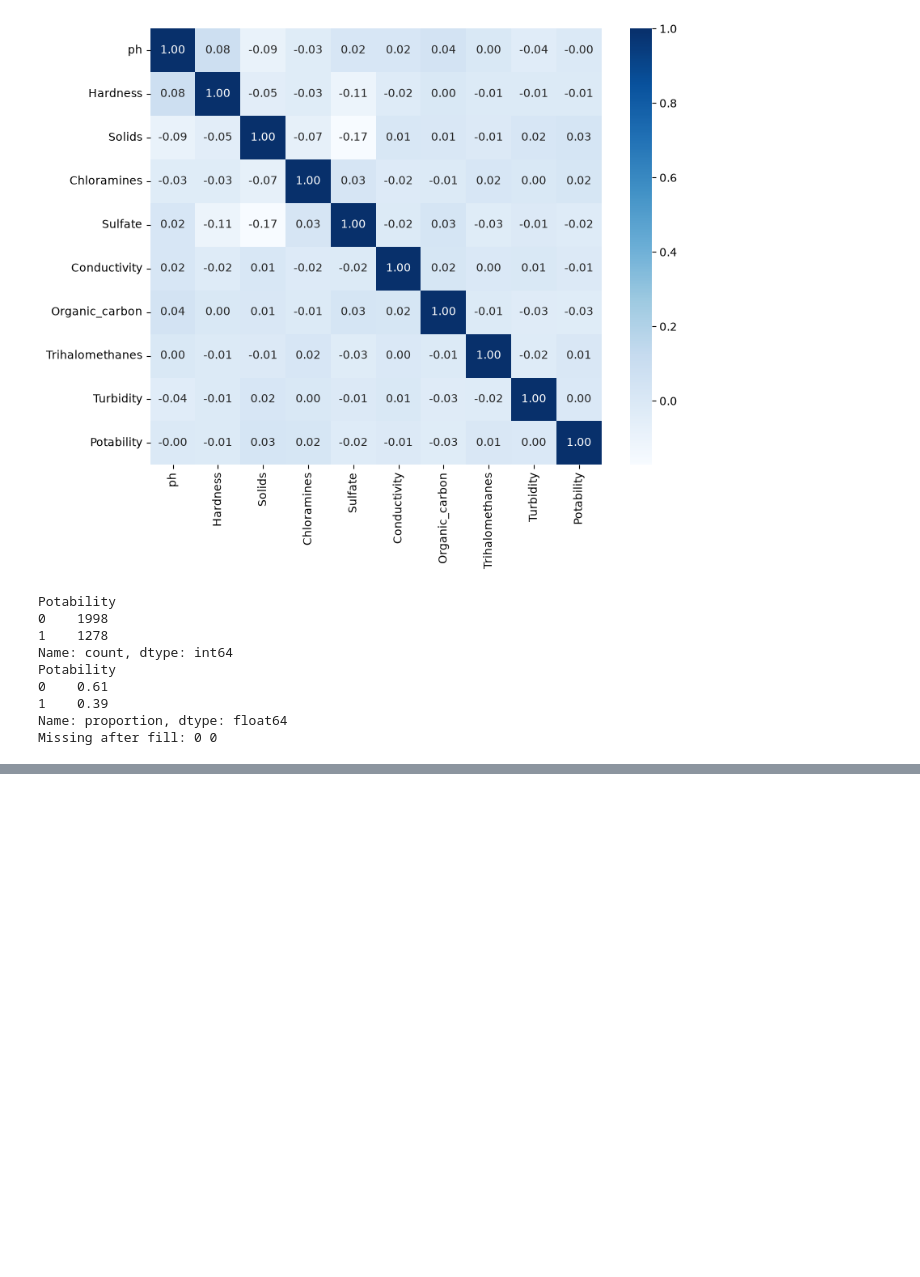
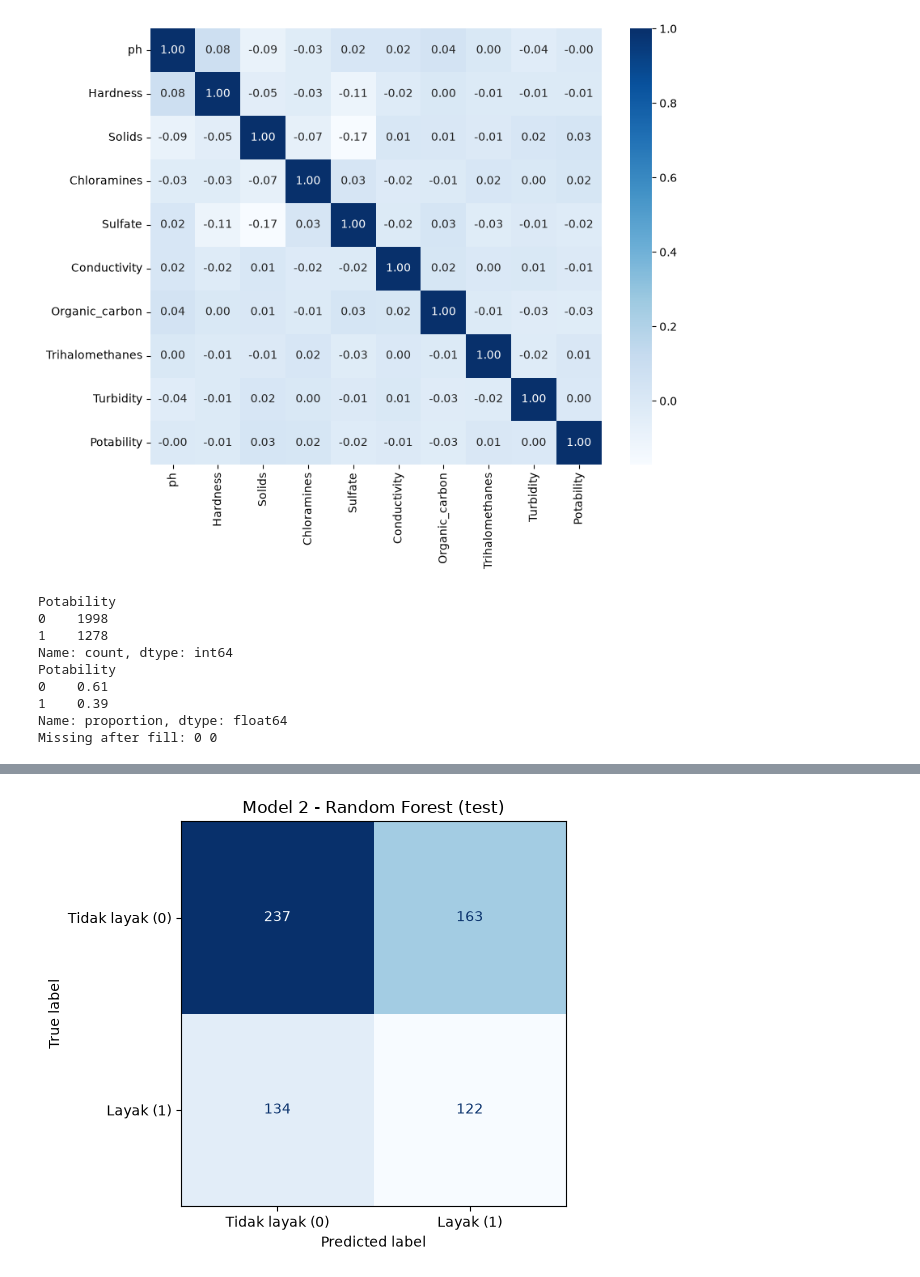
Before and after one commit to patrickseroh/Aquio, a Jupyter notebook: notebook/pipeline.ipynb, the cells around one changed output, grey strips where cells are left out. Cells and saved outputs as stored; diff of their text form; code cells hidden in the pictures; blank space fills up the shorter version.

```diff
--- a/notebook/pipeline.ipynb
+++ b/notebook/pipeline.ipynb
@@ -220,0 +325,69 @@ Name: count, dtype: int64
+# %%
+import json
+import numpy as np
+from sklearn.model_selection import StratifiedKFold, cross_validate
+from sklearn.linear_model import LogisticRegression
+from sklearn.preprocessing import StandardScaler
+from sklearn.pipeline import make_pipeline
+from sklearn.metrics import (accuracy_score, f1_score, precision_score, recall_score,
+                             classification_report, confusion_matrix, ConfusionMatrixDisplay)
+from sklearn.ensemble import RandomForestClassifier, GradientBoostingClassifier
+from sklearn.dummy import DummyClassifier
+
+RES = "results"; os.makedirs(RES, exist_ok=True)
+FEATS = ["ph", "Solids", "Turbidity"]
+tr = pd.read_csv("data/potability/train_clean.csv")
+te = pd.read_csv("data/potability/valid_clean.csv")   # 20% hold-out = data uji
+Xtr2, ytr2, Xte2, yte2 = tr[FEATS], tr["Potability"], te[FEATS], te["Potability"]
+
+# cek skala terhadap baku mutu Permenkes (TDS < 300 mg/L, kekeruhan < 3 NTU, pH 6.5-8.5)
+scale = {"solids_min": float(tr.Solids.min()), "solids_median": float(tr.Solids.median()),
+         "pct_solids_lt_300": float((tr.Solids < 300).mean() * 100),
+         "turb_min": float(tr.Turbidity.min()), "turb_max": float(tr.Turbidity.max()),
+         "pct_turb_lt_3": float((tr.Turbidity < 3).mean() * 100),
+         "pct_ph_in_range": float(tr.ph.between(6.5, 8.5).mean() * 100)}
+print(scale)
+
+cands = {
+    "Baseline (kelas mayoritas)": DummyClassifier(strategy="most_frequent"),
+    "Logistic Regression": make_pipeline(StandardScaler(), LogisticRegression(class_weight="balanced", max_iter=1000)),
+    "Random Forest": RandomForestClassifier(n_estimators=300, min_samples_leaf=5, class_weight="balanced", random_state=42),
+    "Gradient Boosting": GradientBoostingClassifier(random_state=42),
+}
+cv = StratifiedKFold(5, shuffle=True, random_state=42)
+cv_rows = []
+for name, m in cands.items():
+    r = cross_validate(m, Xtr2, ytr2, cv=cv, scoring=["accuracy", "f1_macro"])
+    cv_rows.append({"model": name, "cv_accuracy": r["test_accuracy"].mean(),
+                    "cv_acc_sd": r["test_accuracy"].std(),
+                    "cv_f1_macro": r["test_f1_macro"].mean(), "cv_f1_sd": r["test_f1_macro"].std()})
+cv_df = pd.DataFrame(cv_rows).round(4); print(cv_df)
+
+best_name = cv_df[cv_df.model != "Baseline (kelas mayoritas)"].sort_values("cv_f1_macro").iloc[-1].model
+m2 = cands[best_name].fit(Xtr2, ytr2)
+p2 = m2.predict(Xte2)
+m2_metrics = {
+    "best_model": best_name, "features": FEATS, "scale_check": scale,
+    "cv": cv_rows,
+    "test_accuracy": round(accuracy_score(yte2, p2), 4),
+    "test_precision_1": round(precision_score(yte2, p2, zero_division=0), 4),
+    "test_recall_1": round(recall_score(yte2, p2), 4),
+    "test_f1_1": round(f1_score(yte2, p2), 4),
+    "test_macro_f1": round(f1_score(yte2, p2, average="macro"), 4),
+    "baseline_test_accuracy": round(accuracy_score(yte2, np.zeros_like(yte2)), 4),
+    "confusion": confusion_matrix(yte2, p2).tolist(),
+    "n": {"train": int(len(ytr2)), "test": int(len(yte2))}}
+print(best_name); print(classification_report(yte2, p2, digits=3))
+
+# pembanding: semua 9 fitur (untuk melihat apakah masalahnya pada jumlah fitur)
+ALL = [c for c in tr.columns if c != "Potability"]
+m2_all = RandomForestClassifier(n_estimators=300, min_samples_leaf=5, class_weight="balanced", random_state=42).fit(tr[ALL], ytr2)
+pa = m2_all.predict(te[ALL])
+m2_metrics["all_features_rf"] = {"test_accuracy": round(accuracy_score(yte2, pa), 4),
+                                 "test_macro_f1": round(f1_score(yte2, pa, average="macro"), 4)}
+print("RF 9 fitur:", m2_metrics["all_features_rf"])
+
+ConfusionMatrixDisplay(confusion_matrix(yte2, p2), display_labels=["Tidak layak (0)", "Layak (1)"]).plot(cmap="Blues", colorbar=False)
+plt.title(f"Model 2 - {best_name} (test)"); plt.tight_layout()
+plt.savefig(f"{RES}/model2_confusion.png", dpi=200); plt.show()
+# %% [output]
@@ -220,0 +411 @@ Name: count, dtype: int64
+[figure, added]
```
Also changed, not shown: parts of 9 cells of this notebook, 6 other files.
